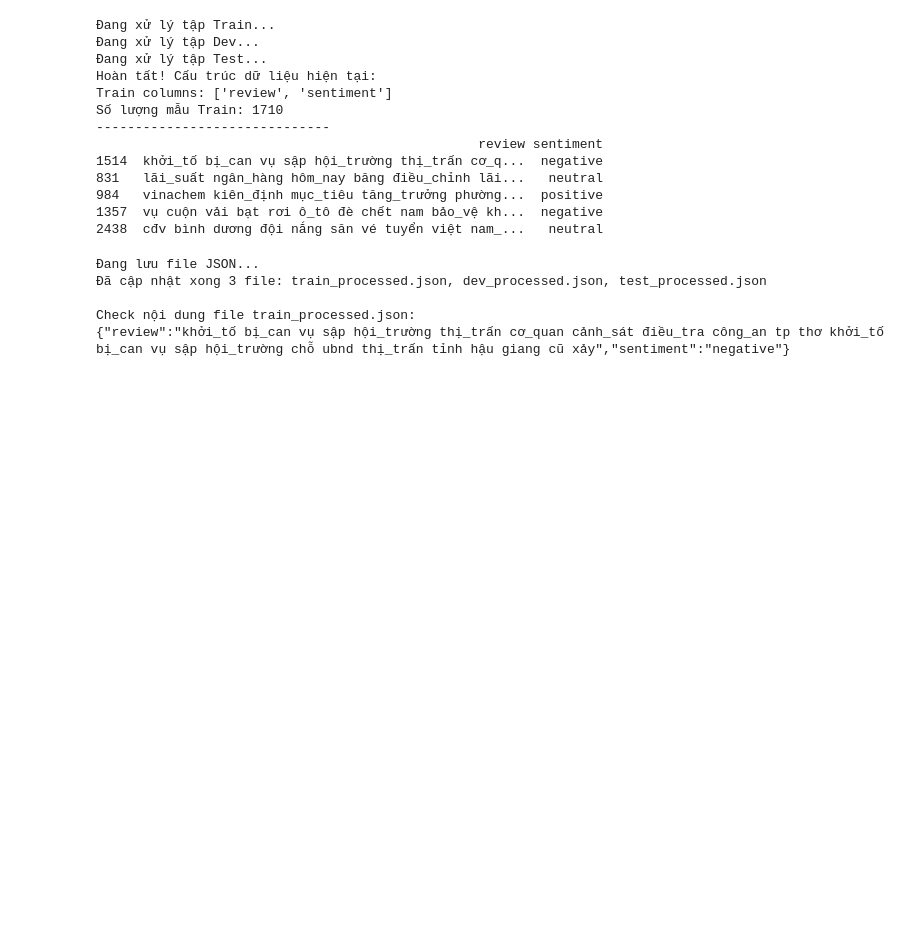
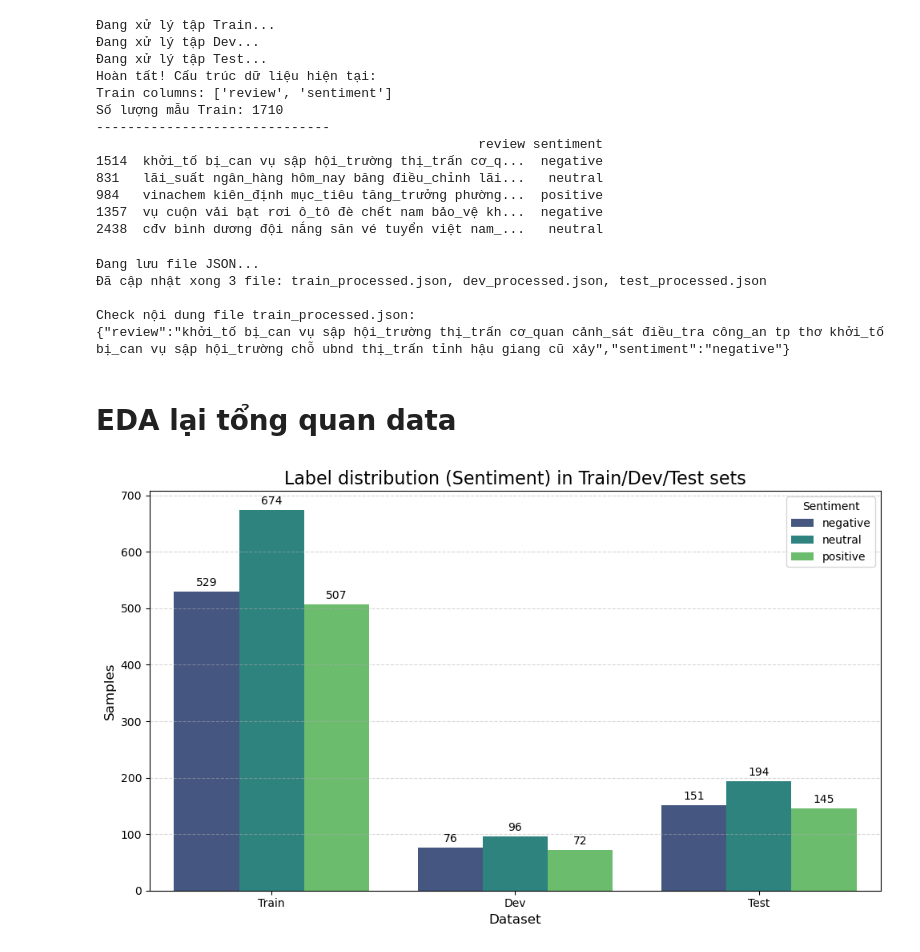
Before and after one commit to leducthanh041/DS102-DoAn, a Jupyter notebook: 02.EDA-Preprocesisng.ipynb, the cells around one changed output. Saved outputs shown, nothing was run; the diff lists cells and outputs as text; code cells hidden in the pictures; blank space fills up the shorter version.

```diff
--- a/02.EDA-Preprocesisng.ipynb
+++ b/02.EDA-Preprocesisng.ipynb
@@ -563,3 +563,83 @@ with open('train_processed.json', 'r', encoding='utf-8') as f:
 
 Check nội dung file train_processed.json:
 {"review":"khởi_tố bị_can vụ sập hội_trường thị_trấn cơ_quan cảnh_sát điều_tra công_an tp thơ khởi_tố bị_can vụ sập hội_trường chỗ ubnd thị_trấn tỉnh hậu giang cũ xảy","sentiment":"negative"}
+# %% [markdown]
+# EDA lại tổng quan data
+# %%
+import pandas as pd
+import seaborn as sns
+import matplotlib.pyplot as plt
+
+# =========================================================
+# 1. LOAD DỮ LIỆU
+# =========================================================
+# Đọc 3 file JSON đã chia (hoặc file gốc nếu bạn lưu lại index)
+try:
+    df_train = pd.read_json('./preprocessed-dataset/train_processed.json', lines=True)
+    df_dev   = pd.read_json('./preprocessed-dataset/dev_processed.json', lines=True)
+    df_test  = pd.read_json('./preprocessed-dataset/test_processed.json', lines=True)
+except ValueError:
+    # Fallback nếu format khác
+    df_train = pd.read_json('./preprocessed-dataset/train_processed.json')
+    df_dev   = pd.read_json('./preprocessed-dataset/dev_processed.json')
+    df_test  = pd.read_json('./preprocessed-dataset/test_processed.json')
+
+# Gán tên tập dữ liệu để phân biệt
+df_train['Dataset'] = 'Train'
+df_dev['Dataset']   = 'Dev'
+df_test['Dataset']  = 'Test'
+
+# Gộp chung lại để vẽ
+df_all = pd.concat([df_train, df_dev, df_test], axis=0, ignore_index=True)
+
+# =========================================================
+# 2. VẼ BIỂU ĐỒ (GROUPED BAR CHART)
+# =========================================================
+plt.figure(figsize=(10, 6))
+
+# Định nghĩa thứ tự nhãn để biểu đồ đẹp và logic
+label_order = ['negative', 'neutral', 'positive']
+dataset_order = ['Train', 'Dev', 'Test']
+
+# Tạo biểu đồ cột
+ax = sns.countplot(
+    data=df_all,
+    x='Dataset',
+    hue='sentiment',
+    order=dataset_order,
+    hue_order=label_order,
+    palette='viridis' # Hoặc 'Set2', 'coolwarm'
+)
+
+# Thêm số lượng cụ thể trên đầu mỗi cột
+for container in ax.containers:
+    ax.bar_label(container, padding=3)
+
+# Trang trí biểu đồ
+plt.title('Label distribution (Sentiment) in Train/Dev/Test sets', fontsize=16)
+plt.xlabel('Dataset', fontsize=12)
+plt.ylabel('Samples', fontsize=12)
+plt.legend(title='Sentiment')
+plt.grid(axis='y', linestyle='--', alpha=0.5)
+
+plt.tight_layout()
+plt.show()
+
+# =========================================================
+# 3. BẢNG THỐNG KÊ CHI TIẾT (TỶ LỆ %)
+# =========================================================
+print("\n=== Bảng thống kê chi tiết ===")
+# Tạo bảng Pivot đếm số lượng
+pivot_count = df_all.groupby(['Dataset', 'sentiment']).size().unstack()[label_order]
+# Sắp xếp lại index
+pivot_count = pivot_count.reindex(dataset_order)
+
+print("1. Số lượng mẫu:")
+print(pivot_count)
+
+print("\n2. Tỷ lệ phần trăm trong mỗi tập (Kiểm tra Stratify):")
+# Tính % theo từng hàng (từng tập dataset)
+pivot_pct = pivot_count.div(pivot_count.sum(axis=1), axis=0) * 100
+print(pivot_pct.round(2))
+# %% [output]
+[figure, added]
```
Also changed, not shown: parts of 1 cell of this notebook, 5 other files.
